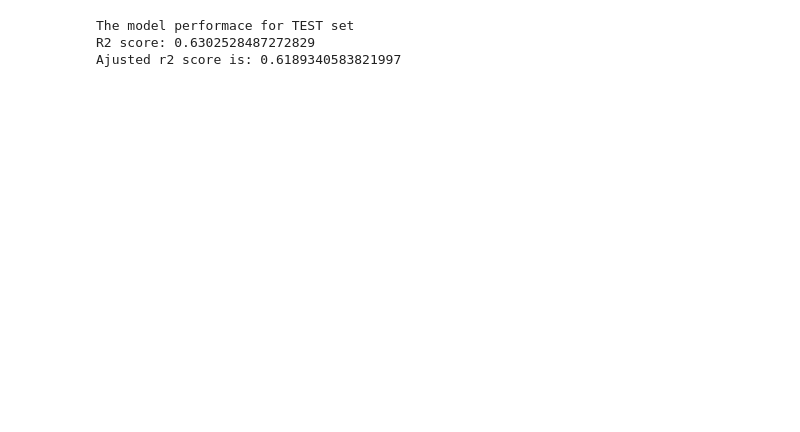
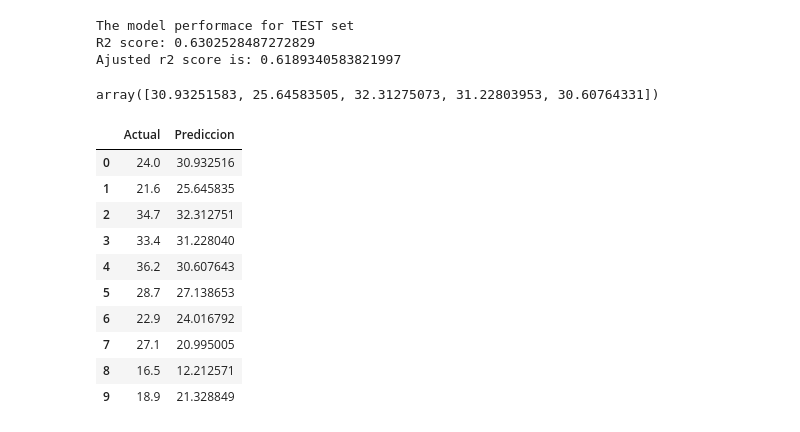
Before and after one commit to tackel/Ciencia-de-datos---Curso, a Jupyter notebook: Regreson Lineal Multiple/regre_lineal_multiple.ipynb, the cells around one changed output. Drawn from its saved outputs; the diff is of its cells as text; code cells hidden in the pictures; blank space fills up the shorter version.

```diff
--- a/Regreson Lineal Multiple/regre_lineal_multiple.ipynb
+++ b/Regreson Lineal Multiple/regre_lineal_multiple.ipynb
@@ -165,3 +165,23 @@ print(f'Ajusted r2 score is: {ajusted_r2} ')
 The model performace for TEST set
 R2 score: 0.6302528487272829
 Ajusted r2 score is: 0.6189340583821997
+# %%
+predicted_data_boston= lin_model_boston.predict(df_model_boston)
+predicted_data_boston[0:5]
+# %% [output]
+array([30.93251583, 25.64583505, 32.31275073, 31.22803953, 30.60764331])
+# %%
+dfAP = pd.DataFrame({'Actual': df_boston['MEDV'],'Prediccion': predicted_data_boston})
+dfAP.head(10)
+# %% [output]
+|  | Actual | Prediccion |
+| 0 | 24.0 | 30.932516 |
+| 1 | 21.6 | 25.645835 |
+| 2 | 34.7 | 32.312751 |
+| 3 | 33.4 | 31.228040 |
+| 4 | 36.2 | 30.607643 |
+| 5 | 28.7 | 27.138653 |
+| 6 | 22.9 | 24.016792 |
+| 7 | 27.1 | 20.995005 |
+| 8 | 16.5 | 12.212571 |
+| 9 | 18.9 | 21.328849 |
```
Also changed, not shown: parts of 4 cells of this notebook.
